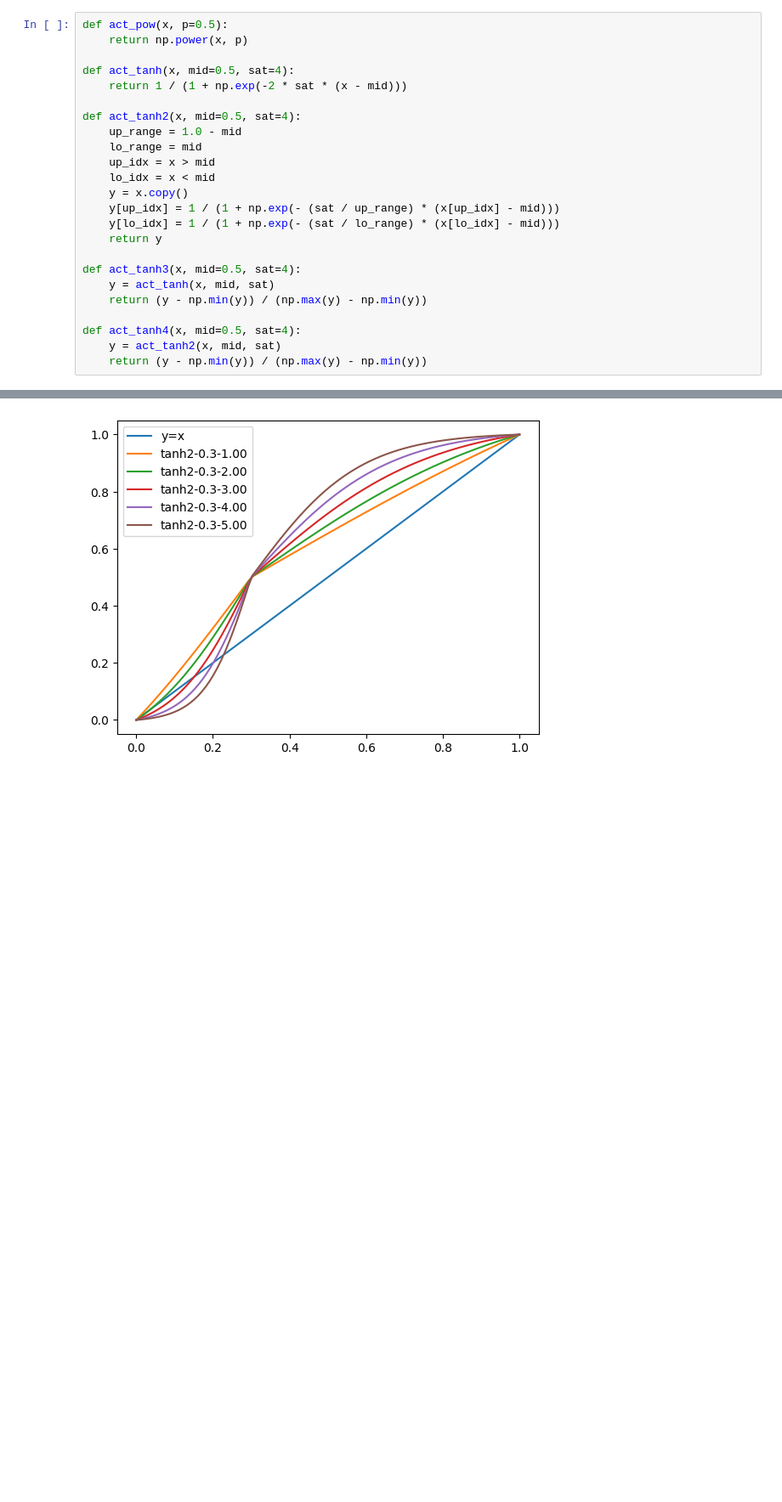
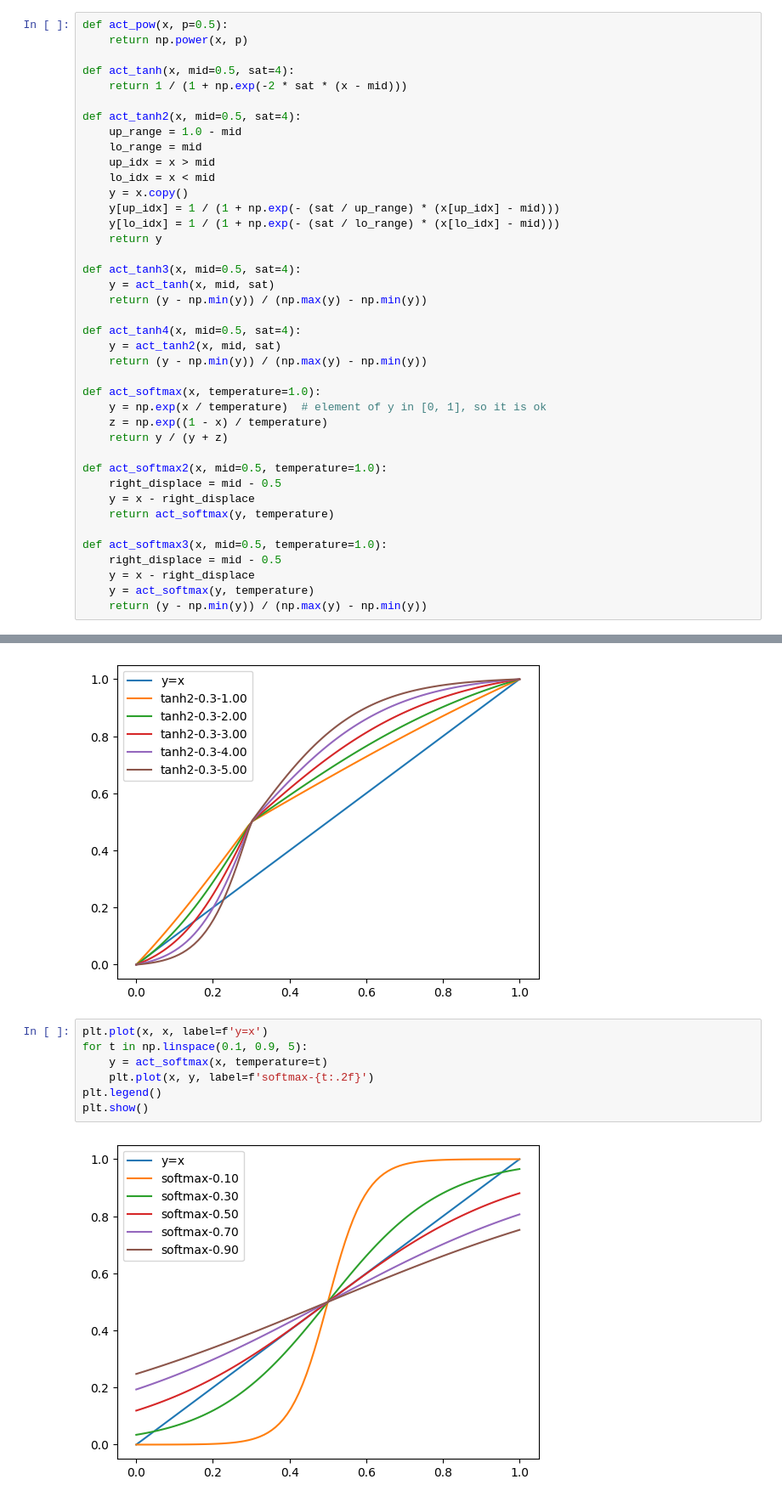
Before and after one commit to ashun989/mmsegmentation, a Jupyter notebook: tools/diffusemade/act_choice.ipynb, the cells around one changed output, grey strips where cells are left out. Shown at 85% size. Saved outputs shown, nothing was run; the diff lists cells and outputs as text; blank space fills up the shorter version.

```diff
--- a/tools/diffusemade/act_choice.ipynb
+++ b/tools/diffusemade/act_choice.ipynb
@@ -27,6 +27,22 @@ def act_tanh3(x, mid=0.5, sat=4):
 def act_tanh4(x, mid=0.5, sat=4):
     y = act_tanh2(x, mid, sat)
     return (y - np.min(y)) / (np.max(y) - np.min(y))
+
+def act_softmax(x, temperature=1.0):
+    y = np.exp(x / temperature)  # element of y in [0, 1], so it is ok
+    z = np.exp((1 - x) / temperature)
+    return y / (y + z)
+
+def act_softmax2(x, mid=0.5, temperature=1.0):
+    right_displace = mid - 0.5
+    y = x - right_displace
+    return act_softmax(y, temperature)
+
+def act_softmax3(x, mid=0.5, temperature=1.0):
+    right_displace = mid - 0.5
+    y = x - right_displace
+    y = act_softmax(y, temperature)
+    return (y - np.min(y)) / (np.max(y) - np.min(y))
 # %%
 plt.plot(x, x, label=f'y=x')
 for p in np.linspace(0.1, 0.9, 5):
@@ -99,3 +115,12 @@ plt.legend()
 plt.show()
 # %% [output]
 [figure]
+# %%
+plt.plot(x, x, label=f'y=x')
+for t in np.linspace(0.1, 0.9, 5):
+    y = act_softmax(x, temperature=t)
+    plt.plot(x, y, label=f'softmax-{t:.2f}')
+plt.legend()
+plt.show()
+# %% [output]
+[figure, added]
```
Also changed, not shown: parts of 2 cells of this notebook, 5 other files.
